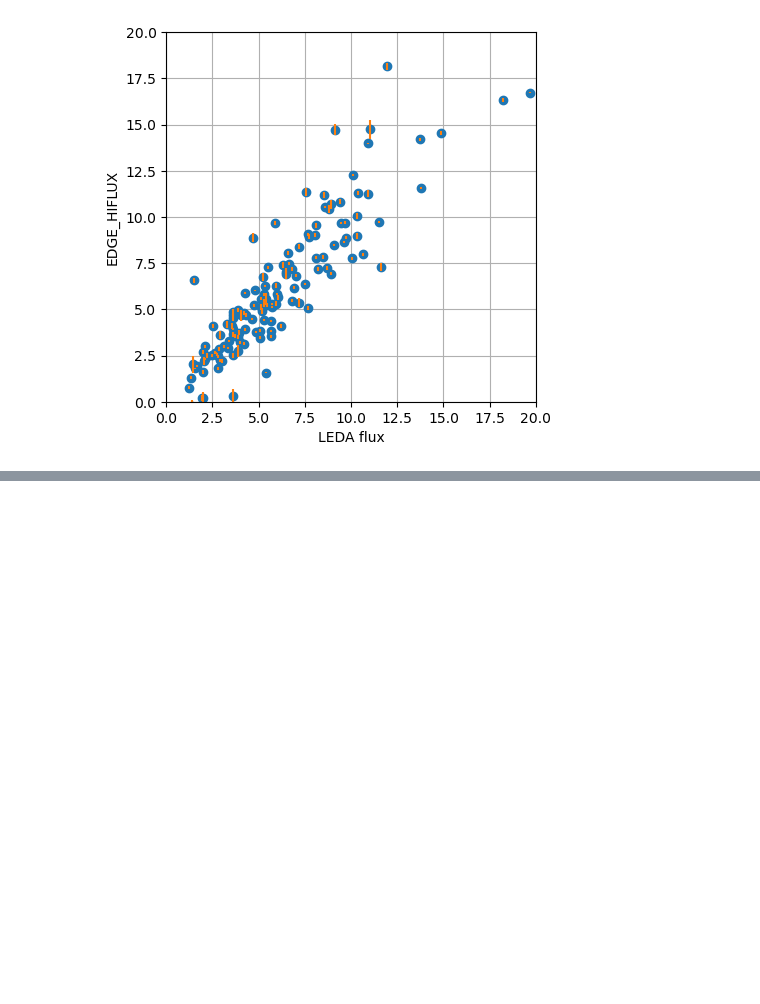
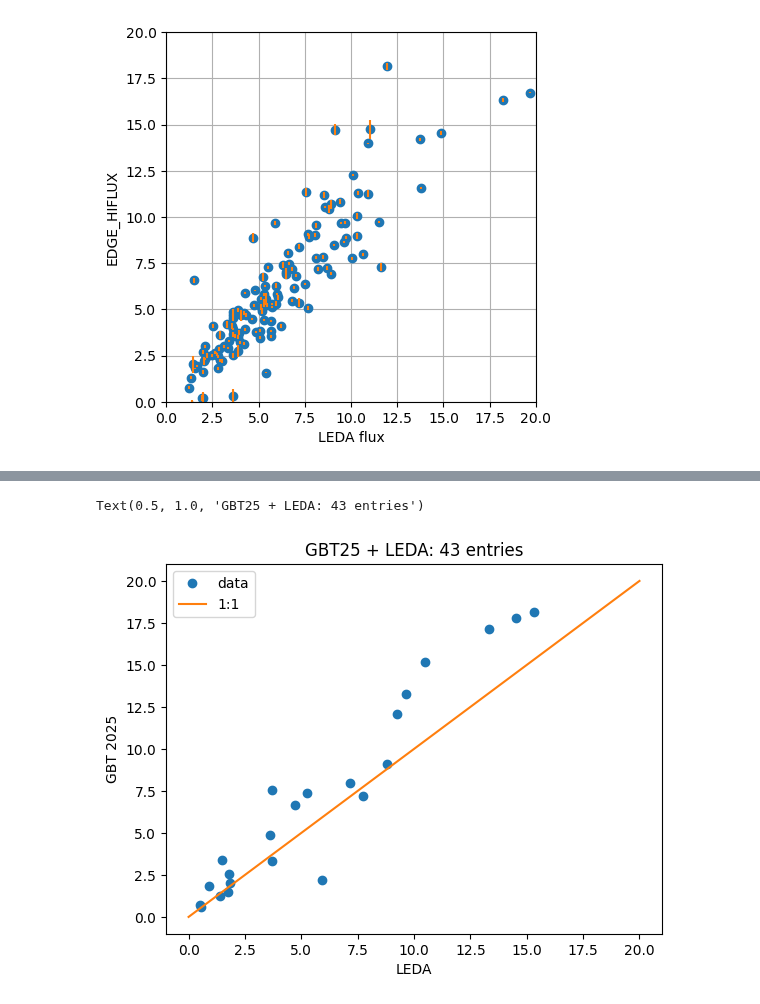
Before and after one commit to teuben/GBT-EDGE-HI, a Jupyter notebook: gals/hi_surveys.ipynb, the cells around one changed output, grey strips where cells are left out. Saved outputs shown, nothing was run; the diff lists cells and outputs as text; code cells hidden in the pictures; blank space fills up the shorter version.

```diff
--- a/gals/hi_surveys.ipynb
+++ b/gals/hi_surveys.ipynb
@@ -208,0 +375,3 @@ Text(0, 0.5, 'EDGE_HIFLUX')
+# %%
+t4 = Table.read("edge2025.csv", format="ecsv")
+t4n = t4["Name"]
@@ -208,0 +383,13 @@ Text(0, 0.5, 'EDGE_HIFLUX')
+# %%
+flux1 = t41["ledaHIflux"]
+flux4 = t41["SigInt"]
+
+plt.plot(flux1,flux4,'o',label="data")
+plt.plot([0,20], [0,20], '-', label="1:1")
+plt.xlabel("LEDA")
+plt.ylabel("GBT 2025")
+plt.legend();
+plt.title(f"GBT25 + LEDA: {len(t41)} entries")
+# %% [output]
+Text(0.5, 1.0, 'GBT25 + LEDA: 43 entries')
+[figure, added]
```
Also changed, not shown: parts of 35 cells of this notebook.
